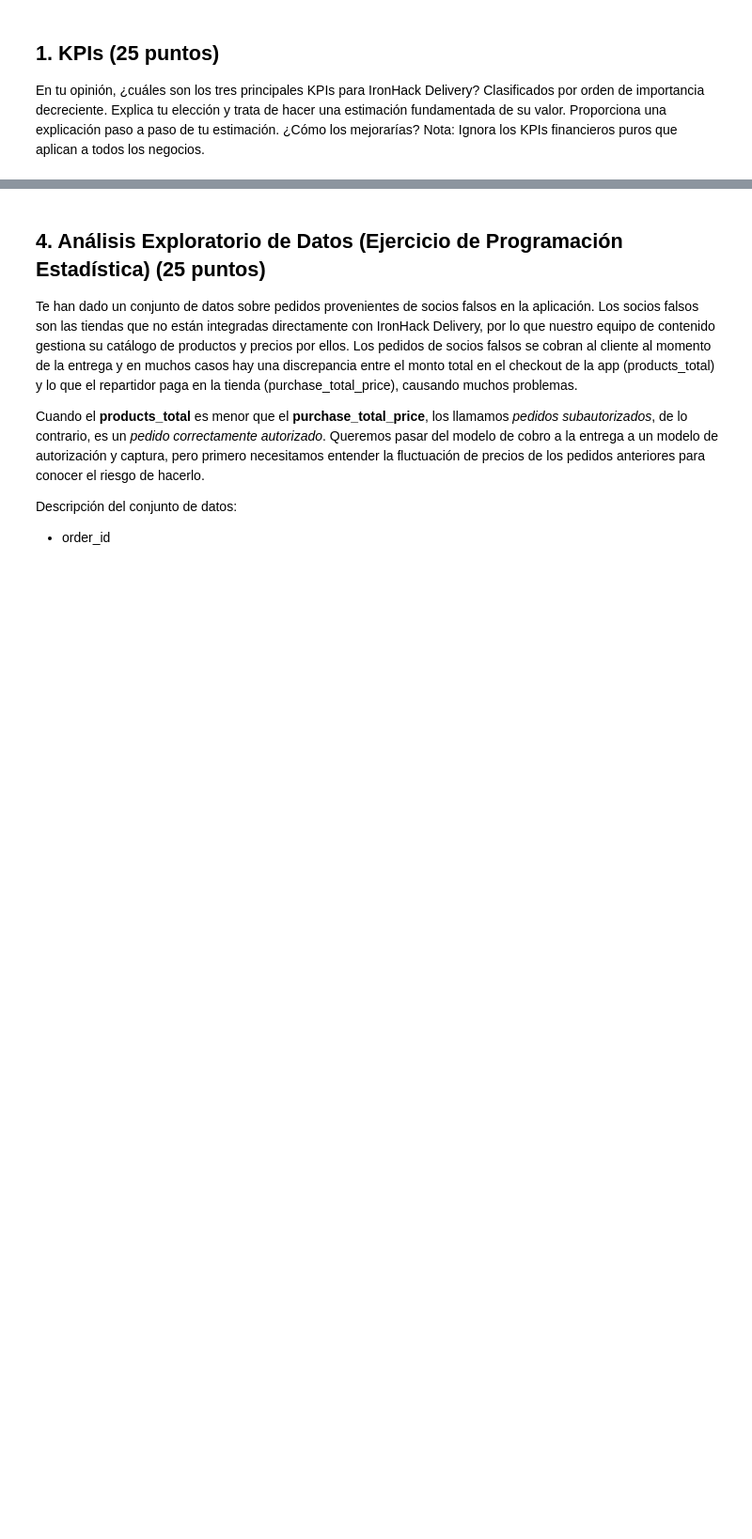
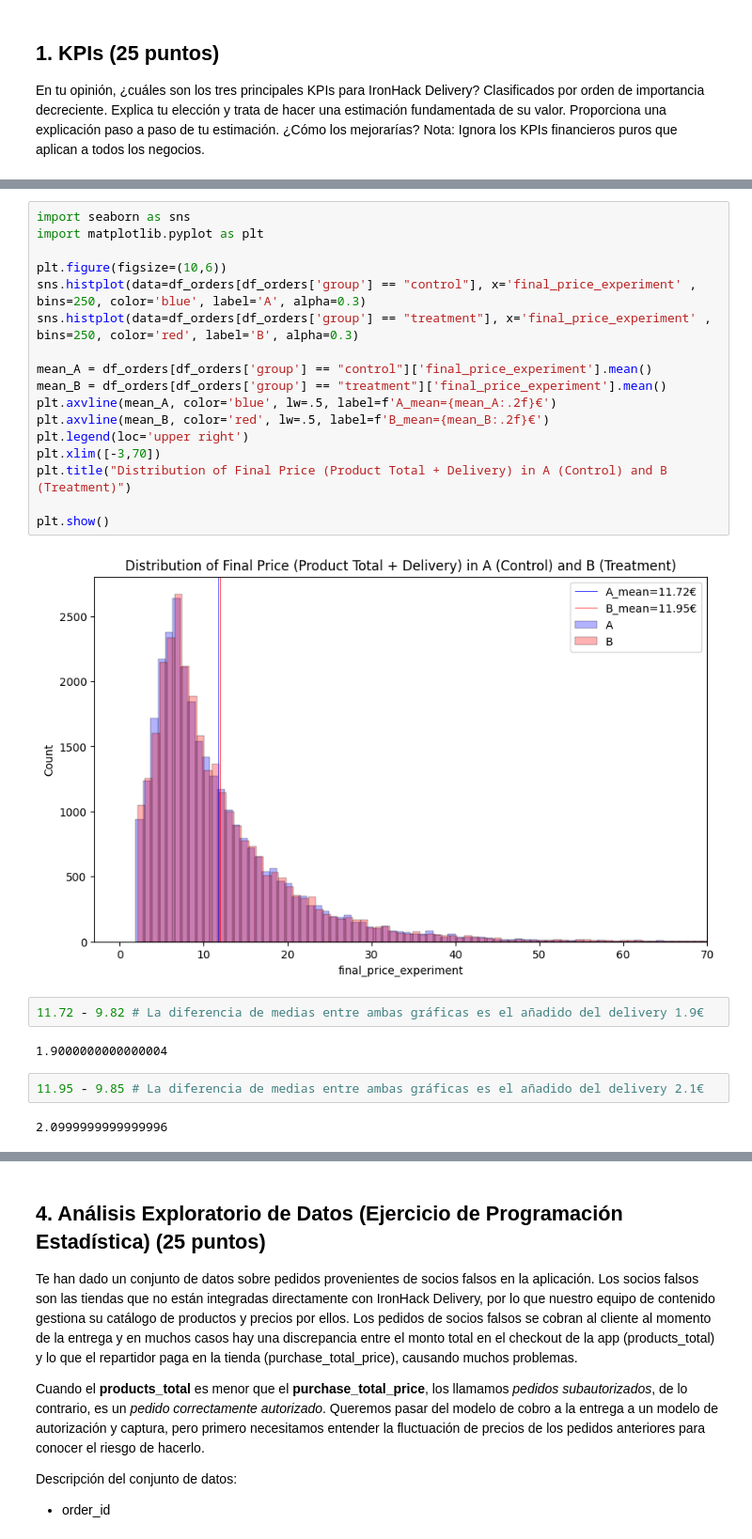
Before and after one commit to elenamartinezg/project-3-ironhack-delivery-es, a Jupyter notebook: project3.ipynb, the cells around one changed output, grey strips where cells are left out. Shown at 94% size. Saved outputs shown, nothing was run; the diff lists cells and outputs as text; blank space fills up the shorter version.

```diff
--- a/project3.ipynb
+++ b/project3.ipynb
@@ -23,0 +158,27 @@ Explica en detalle cómo abordarías esta tarea, enfocándote en lo siguiente:
+# %%
+import seaborn as sns
+import matplotlib.pyplot as plt
+
+plt.figure(figsize=(10,6))
+sns.histplot(data=df_orders[df_orders['group'] == "control"], x='final_price_experiment' , bins=250, color='blue', label='A', alpha=0.3)
+sns.histplot(data=df_orders[df_orders['group'] == "treatment"], x='final_price_experiment' , bins=250, color='red', label='B', alpha=0.3)
+
+mean_A = df_orders[df_orders['group'] == "control"]['final_price_experiment'].mean()
+mean_B = df_orders[df_orders['group'] == "treatment"]['final_price_experiment'].mean()
+plt.axvline(mean_A, color='blue', lw=.5, label=f'A_mean={mean_A:.2f}€')
+plt.axvline(mean_B, color='red', lw=.5, label=f'B_mean={mean_B:.2f}€')
+plt.legend(loc='upper right')
+plt.xlim([-3,70])
+plt.title("Distribution of Final Price (Product Total + Delivery) in A (Control) and B (Treatment)")
+
+plt.show()
+# %% [output]
+[figure, added]
+# %%
+11.72 - 9.82 # La diferencia de medias entre ambas gráficas es el añadido del delivery 1.9€
+# %% [output]
+1.9000000000000004
+# %%
+11.95 - 9.85 # La diferencia de medias entre ambas gráficas es el añadido del delivery 2.1€
+# %% [output]
+2.0999999999999996
```
Also changed, not shown: parts of 22 cells of this notebook.
